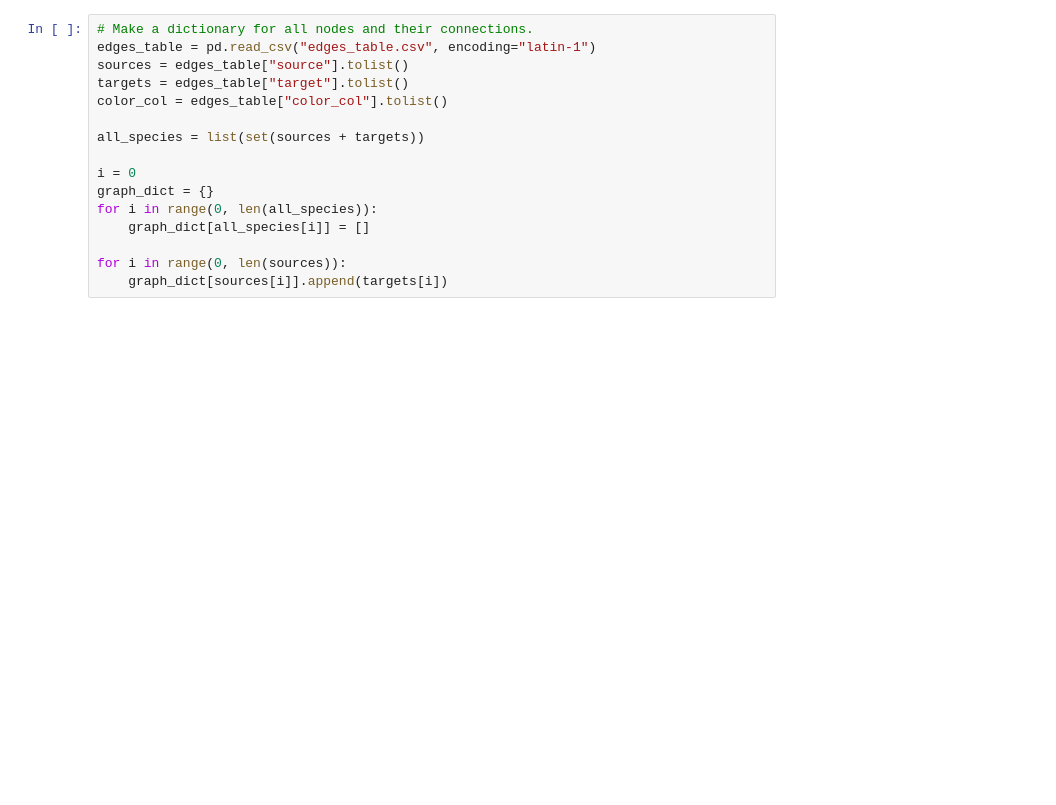
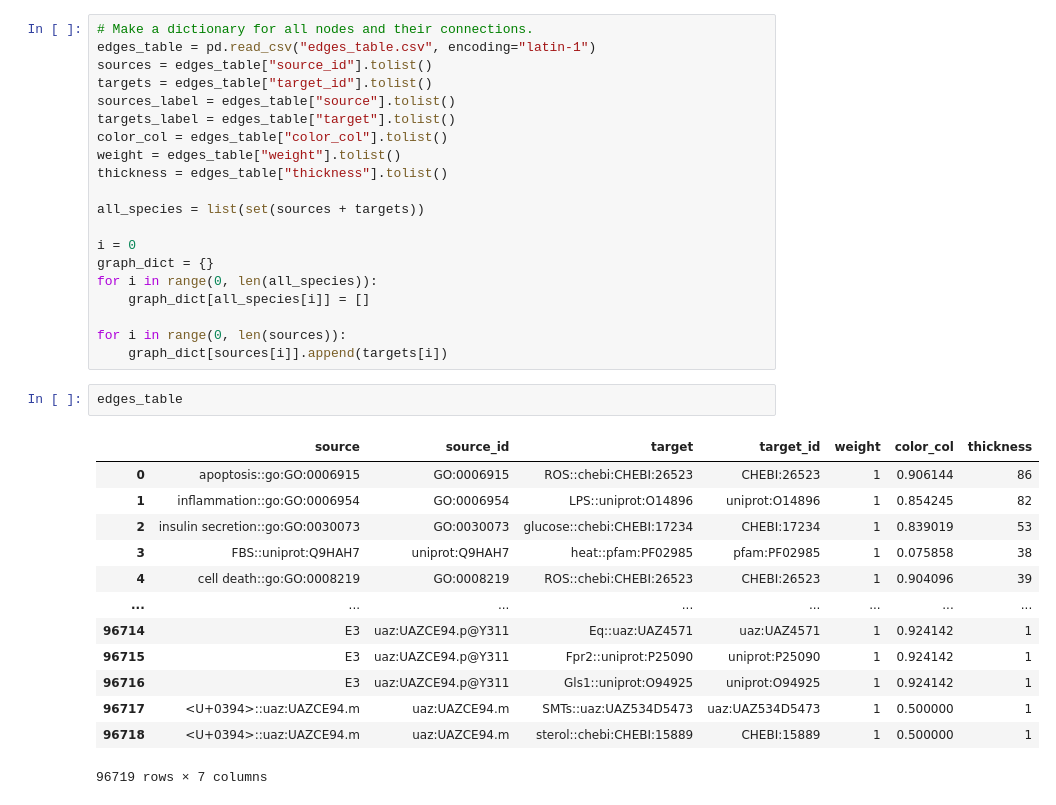
Before and after one commit to elu2/VERITBackend, a Jupyter notebook: Query.ipynb, the cells around one changed output. Cells and saved outputs as stored; diff of their text form; blank space fills up the shorter version.

```diff
--- a/Query.ipynb
+++ b/Query.ipynb
@@ -43,9 +44,13 @@ def BFS_SP(graph, start, goal):
 # %%
 # Make a dictionary for all nodes and their connections.
 edges_table = pd.read_csv("edges_table.csv", encoding="latin-1")
-sources = edges_table["source"].tolist()
-targets = edges_table["target"].tolist()
+sources = edges_table["source_id"].tolist()
+targets = edges_table["target_id"].tolist()
+sources_label = edges_table["source"].tolist()
+targets_label = edges_table["target"].tolist()
 color_col = edges_table["color_col"].tolist()
+weight = edges_table["weight"].tolist()
+thickness = edges_table["thickness"].tolist()
 
 all_species = list(set(sources + targets))
 
@@ -56,3 +61,19 @@ for i in range(0, len(all_species)):
 
 for i in range(0, len(sources)):
     graph_dict[sources[i]].append(targets[i])
+# %%
+edges_table
+# %% [output]
+|  | source | source_id | target | target_id | weight | color_col | thickness |
+| 0 | apoptosis::go:GO:0006915 | GO:0006915 | ROS::chebi:CHEBI:26523 | CHEBI:26523 | 1 | 0.906144 | 86 |
+| 1 | inflammation::go:GO:0006954 | GO:0006954 | LPS::uniprot:O14896 | uniprot:O14896 | 1 | 0.854245 | 82 |
+| 2 | insulin secretion::go:GO:0030073 | GO:0030073 | glucose::chebi:CHEBI:17234 | CHEBI:17234 | 1 | 0.839019 | 53 |
+| 3 | FBS::uniprot:Q9HAH7 | uniprot:Q9HAH7 | heat::pfam:PF02985 | pfam:PF02985 | 1 | 0.075858 | 38 |
+| 4 | cell death::go:GO:0008219 | GO:0008219 | ROS::chebi:CHEBI:26523 | CHEBI:26523 | 1 | 0.904096 | 39 |
+| ... | ... | ... | ... | ... | ... | ... | ... |
+| 96714 | E3 | uaz:UAZCE94.p@Y311 | Eq::uaz:UAZ4571 | uaz:UAZ4571 | 1 | 0.924142 | 1 |
+| 96715 | E3 | uaz:UAZCE94.p@Y311 | Fpr2::uniprot:P25090 | uniprot:P25090 | 1 | 0.924142 | 1 |
+| 96716 | E3 | uaz:UAZCE94.p@Y311 | Gls1::uniprot:O94925 | uniprot:O94925 | 1 | 0.924142 | 1 |
+| 96717 | <U+0394>::uaz:UAZCE94.m | uaz:UAZCE94.m | SMTs::uaz:UAZ534D5473 | uaz:UAZ534D5473 | 1 | 0.500000 | 1 |
+| 96718 | <U+0394>::uaz:UAZCE94.m | uaz:UAZCE94.m | sterol::chebi:CHEBI:15889 | CHEBI:15889 | 1 | 0.500000 | 1 |
+96719 rows × 7 columns
```
Also changed, not shown: parts of 16 cells of this notebook, 7 other files.
